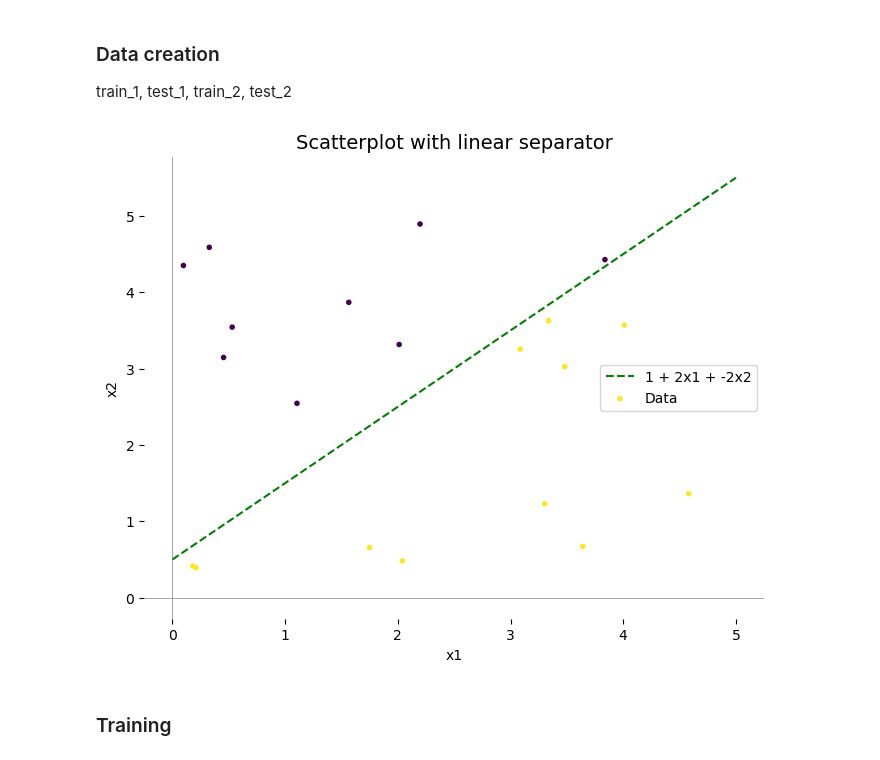
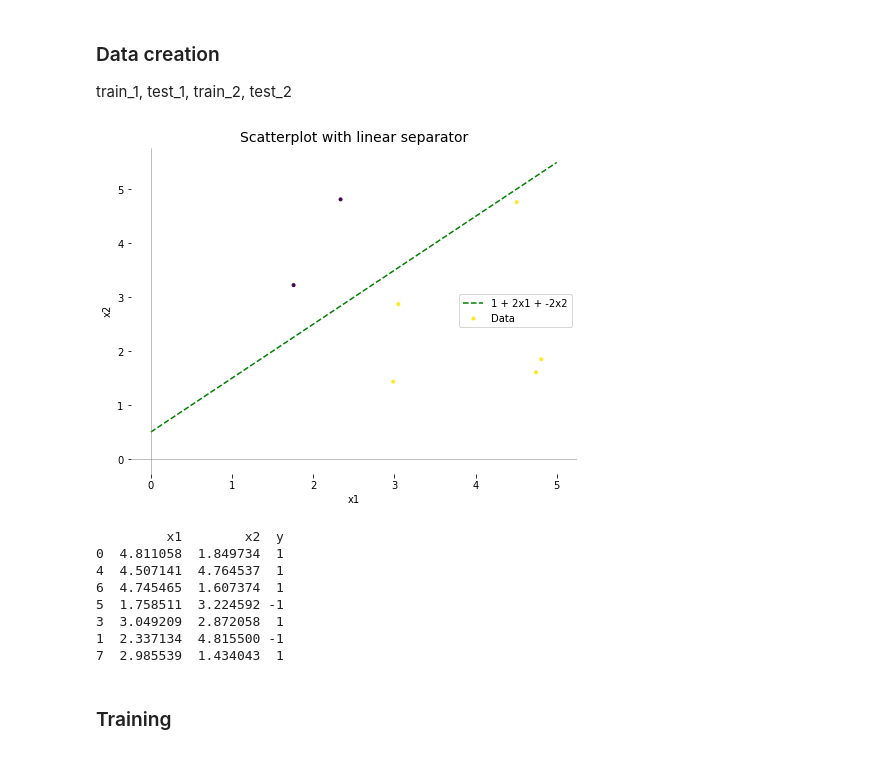
Before and after one commit to papekoja/72.75-ML, a Jupyter notebook: TP3/tp3.2.ipynb, the cells around one changed output. Drawn from its saved outputs; the diff is of its cells as text; code cells hidden in the pictures.

```diff
--- a/TP3/tp3.2.ipynb
+++ b/TP3/tp3.2.ipynb
@@ -54,7 +54,7 @@ def choose(choice='normal', n=1000):
 
 # Use this number (0 to 5) to choose the line you want to use
 num = 0
-amount = 20
+amount = 8
 
 n_items, b0, b1, b2 = choose(choice_list[num], amount)
 n_items, ogb0, ogb1, ogb2 = choose(choice_list[num], amount) # og = original, only used for plot titles
@@ -163,21 +163,30 @@ train_1, test_1, train_2, test_2
 # %%
 # the following is for the linespace representation of the line in the plot
 x1_for_line = np.linspace(0, 5, 100)
 x2_for_line = (-b0 - b1 * x1_for_line) / b2
 
 x1 = [random.uniform(0, 5) for i in range(n_items)]
 x2 = [random.uniform(0, 5) for i in range(n_items)]
 y = [1 if (b0 + b1 * x1[i] + b2 * x2[i]) > 0 else -1 for i in range(n_items)]
 
 # create TP3_1, TP3_2, and creating a train test split
 TP3_1 = pd.DataFrame({'x1': x1, 'x2': x2, 'y': y})
 TP3_2 = TP3_1.copy()
-train_1, test_1 = train_test_split(TP3_1, test_size=0.3)
-train_2, test_2 = train_test_split(TP3_2, test_size=0.3)
+train_1, test_1 = train_test_split(TP3_1, test_size=0.1)
+train_2, test_2 = train_test_split(TP3_2, test_size=0.1)
 
-plotting(TP3_1, b0, b1, b2, legend=True, title="Scatterplot with linear separator")
+plotting(train_1, b0, b1, b2, legend=True, title="Scatterplot with linear separator")
+print(train_1)
 # %% [output]
-[figure, old version]
+[figure, new version]
+         x1        x2  y
+0  4.811058  1.849734  1
+4  4.507141  4.764537  1
+6  4.745465  1.607374  1
+5  1.758511  3.224592 -1
+3  3.049209  2.872058  1
+1  2.337134  4.815500 -1
+7  2.985539  1.434043  1
 # %% [markdown]
 ### Training
 # %%
```
Also changed, not shown: parts of 6 cells of this notebook.
